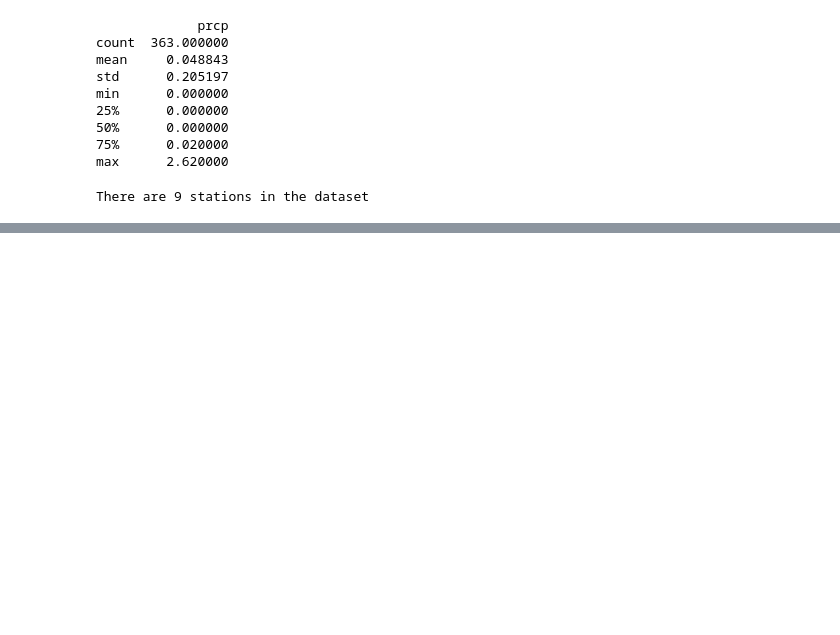
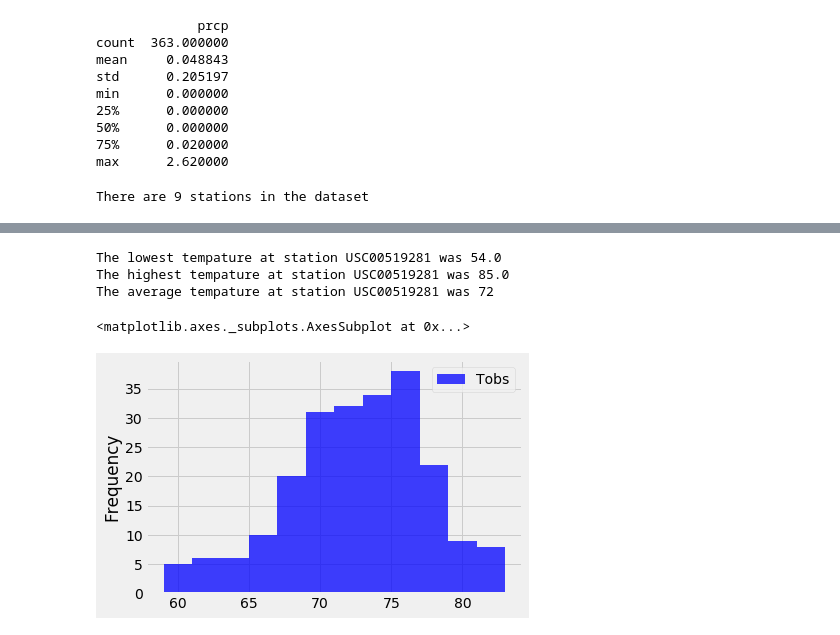
Before and after one commit to jehixson3/SQL-Alchemy-Queries, a Jupyter notebook: app.ipynb, the cells around one changed output, grey strips where cells are left out. Cells and saved outputs as stored; diff of their text form; code cells hidden in the pictures; blank space fills up the shorter version.

```diff
--- a/app.ipynb
+++ b/app.ipynb
@@ -138,6 +142,33 @@ NameError: name 'desc' is not defined
+# %%
+# Using the station id from the previous query, calculate the lowest temperature recorded,
+# highest temperature recorded, and average temperature most active station?
+low_temp = engine.execute('SELECT MIN(tobs) from measurement where station = "USC00519281"').fetchall()
+low = low_temp[0][0]
+round(low)
+print(f'The lowest tempature at station USC00519281 was {low}')
+high_temp = engine.execute('SELECT MAX(tobs) from measurement where station = "USC00519281"').fetchall()
+high = high_temp[0][0]
+round(high)
+print(f'The highest tempature at station USC00519281 was {high}')
+avg_temp = engine.execute('SELECT AVG(tobs) from measurement where station = "USC00519281"').fetchall()
+avg = avg_temp[0][0]
+avg = round(avg)
+print(f'The average tempature at station USC00519281 was {avg}')
+# %% [output]
+The lowest tempature at station USC00519281 was 54.0
+The highest tempature at station USC00519281 was 85.0
+The average tempature at station USC00519281 was 72
 # %%
 # Choose the station with the highest number of temperature observations.
 # Query the last 12 months of temperature observation data for this station and plot the results as a histogram
+temp_obs = engine.execute('SELECT date, tobs from measurement where station = "USC00519281" and date > "2016-8-23"').fetchall()
+temp_12_mnths = pd.DataFrame(temp_obs)
+stat_9281 = temp_12_mnths.rename(columns={0: 'Date', 1: 'Tobs'})
+#print(stat_9281)
+stat_9281.plot.hist(bins=12, alpha=.75, color="b")
+# %% [output]
+<matplotlib.axes._subplots.AxesSubplot at 0x...>
+[figure, added]
 # %%
 # This function called `calc_temps` will accept start date and end date in the format '%Y-%m-%d'
 # and return the minimum, average, and maximum temperatures for that range of dates
```
Also changed, not shown: parts of 5 cells of this notebook.
